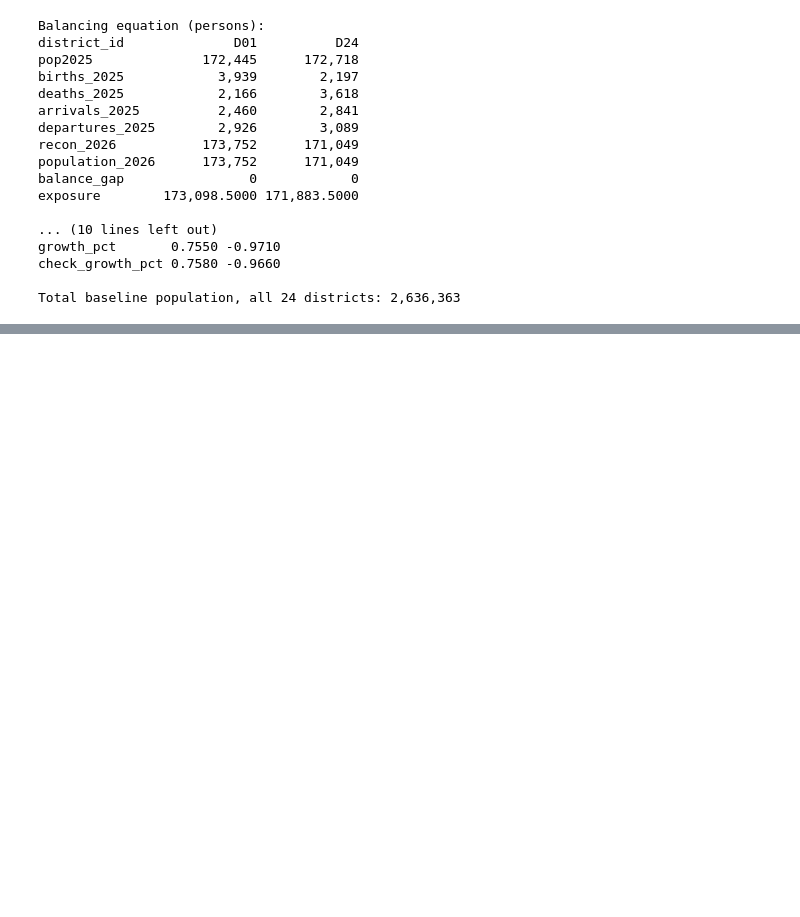
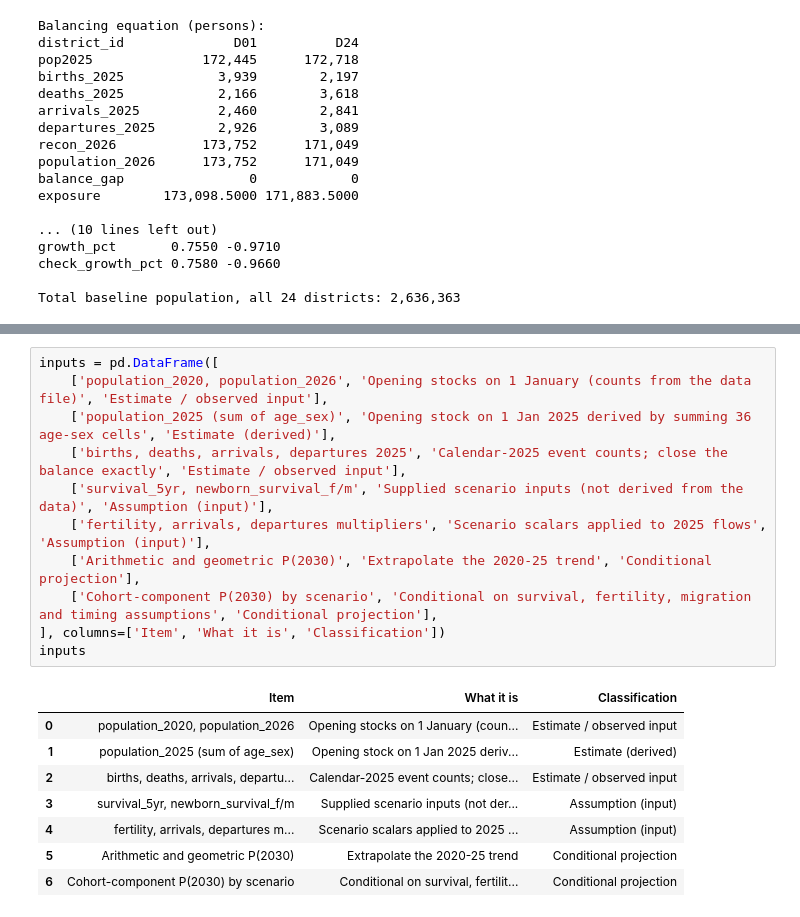
Before and after one commit to mharidzotakudzwar-dotcom/HASTS206-Assignment2, a Jupyter notebook: Assignment2_Analysis.ipynb, the cells around one changed output, grey strips where cells are left out. Drawn from its saved outputs; the diff is of its cells as text; blank space fills up the shorter version.

```diff
--- a/Assignment2_Analysis.ipynb
+++ b/Assignment2_Analysis.ipynb
@@ -322,0 +485,20 @@ Total baseline population, all 24 districts: 2,636,363
+# %%
+inputs = pd.DataFrame([
+    ['population_2020, population_2026', 'Opening stocks on 1 January (counts from the data file)', 'Estimate / observed input'],
+    ['population_2025 (sum of age_sex)', 'Opening stock on 1 Jan 2025 derived by summing 36 age-sex cells', 'Estimate (derived)'],
+    ['births, deaths, arrivals, departures 2025', 'Calendar-2025 event counts; close the balance exactly', 'Estimate / observed input'],
+    ['survival_5yr, newborn_survival_f/m', 'Supplied scenario inputs (not derived from the data)', 'Assumption (input)'],
+    ['fertility, arrivals, departures multipliers', 'Scenario scalars applied to 2025 flows', 'Assumption (input)'],
+    ['Arithmetic and geometric P(2030)', 'Extrapolate the 2020-25 trend', 'Conditional projection'],
+    ['Cohort-component P(2030) by scenario', 'Conditional on survival, fertility, migration and timing assumptions', 'Conditional projection'],
+], columns=['Item', 'What it is', 'Classification'])
+inputs
+# %% [output]
+|  | Item | What it is | Classification |
+| 0 | population_2020, population_2026 | Opening stocks on 1 January (coun... | Estimate / observed input |
+| 1 | population_2025 (sum of age_sex) | Opening stock on 1 Jan 2025 deriv... | Estimate (derived) |
+| 2 | births, deaths, arrivals, departu... | Calendar-2025 event counts; close... | Estimate / observed input |
+| 3 | survival_5yr, newborn_survival_f/m | Supplied scenario inputs (not der... | Assumption (input) |
+| 4 | fertility, arrivals, departures m... | Scenario scalars applied to 2025 ... | Assumption (input) |
+| 5 | Arithmetic and geometric P(2030) | Extrapolate the 2020-25 trend | Conditional projection |
+| 6 | Cohort-component P(2030) by scenario | Conditional on survival, fertilit... | Conditional projection |
```
Also changed, not shown: parts of 16 cells of this notebook.
